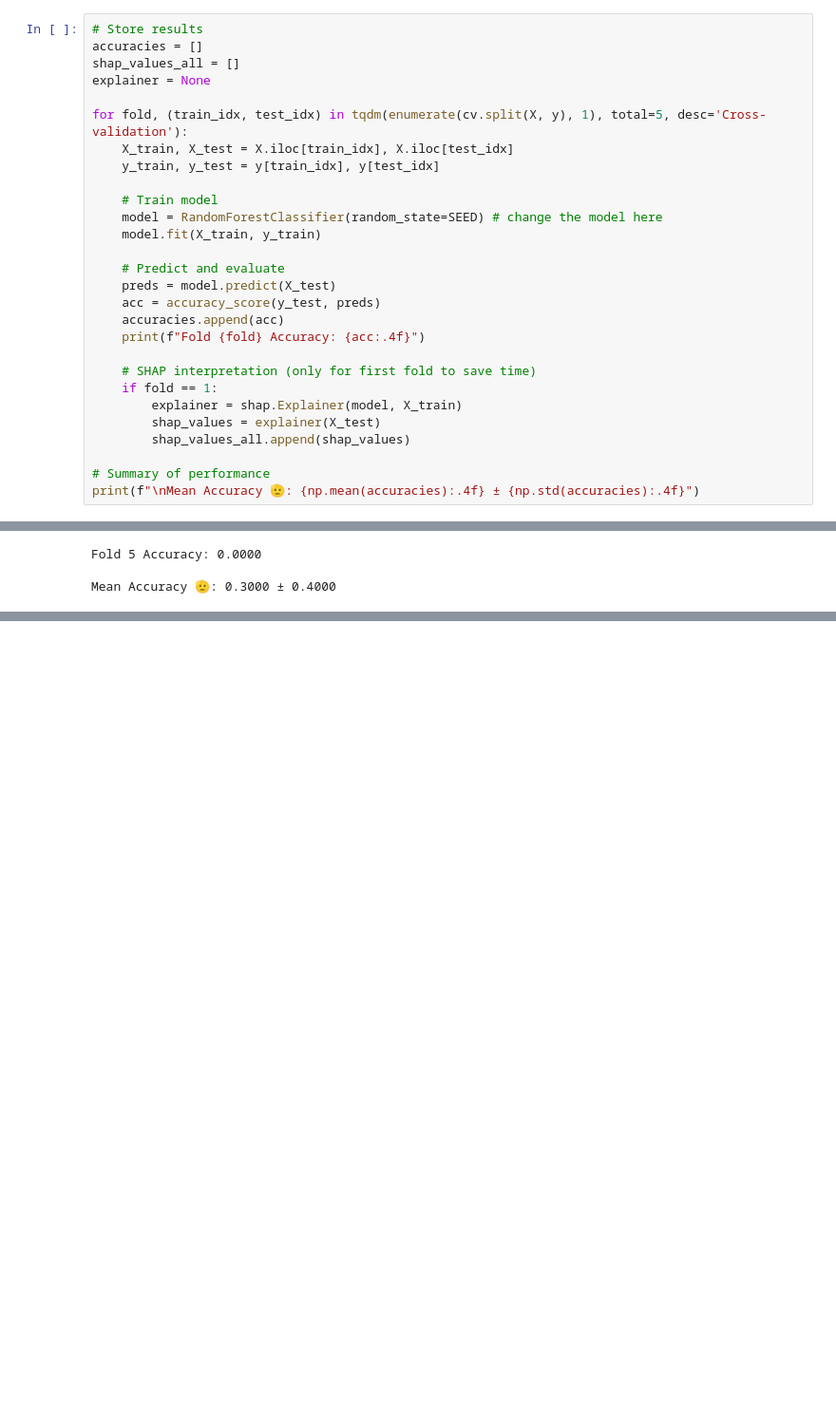
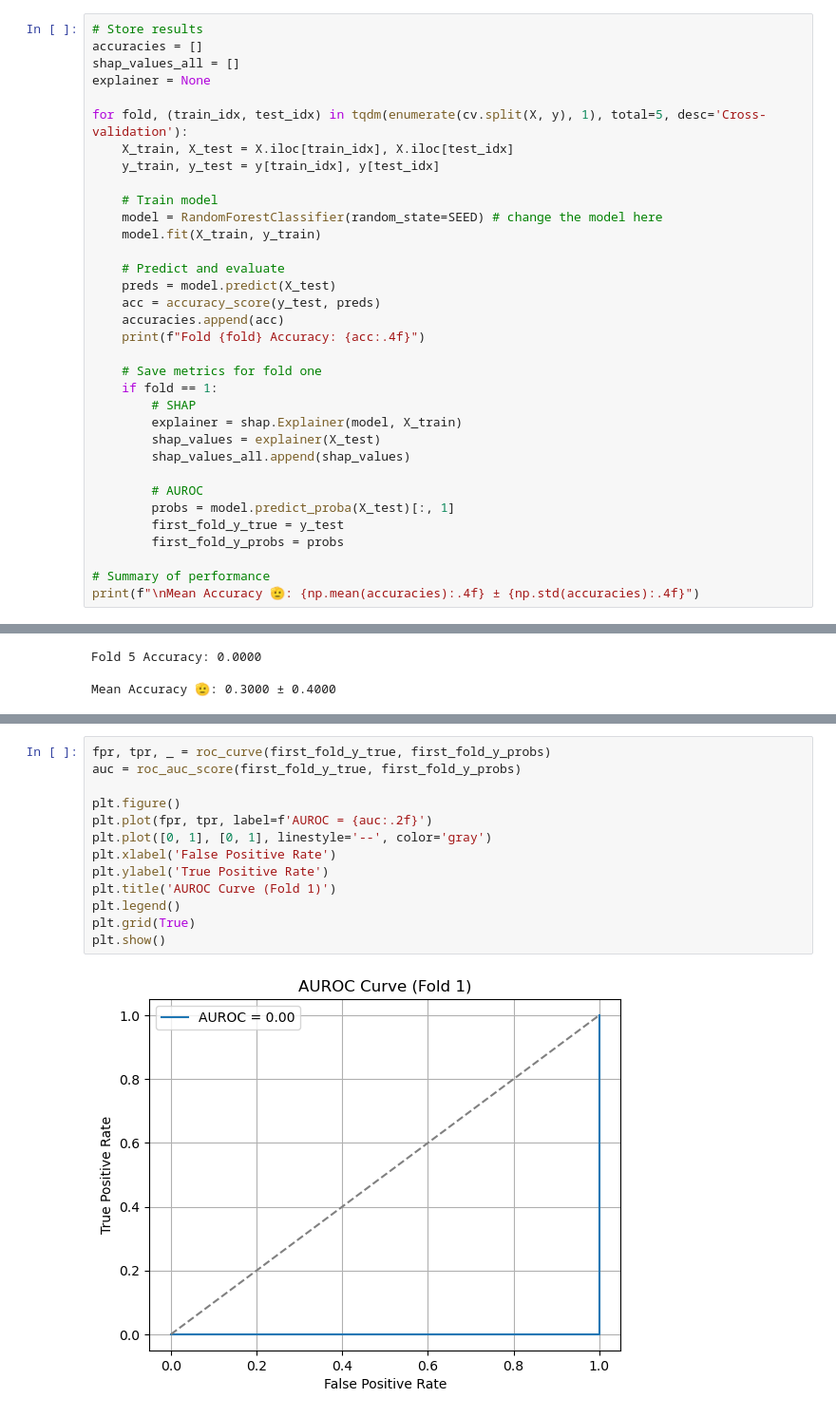
Before and after one commit to Deepti-Murthy/BENG203, a Jupyter notebook: notebooks/random_forest.ipynb, the cells around one changed output, grey strips where cells are left out. Shown at 95% size. Cells and saved outputs as stored; diff of their text form; blank space fills up the shorter version.

```diff
--- a/notebooks/random_forest.ipynb
+++ b/notebooks/random_forest.ipynb
@@ -46,12 +47,18 @@ for fold, (train_idx, test_idx) in tqdm(enumerate(cv.split(X, y), 1), total=5, d
     accuracies.append(acc)
     print(f"Fold {fold} Accuracy: {acc:.4f}")
 
-    # SHAP interpretation (only for first fold to save time)
+    # Save metrics for fold one
     if fold == 1:
+        # SHAP
         explainer = shap.Explainer(model, X_train)
         shap_values = explainer(X_test)
         shap_values_all.append(shap_values)
 
+        # AUROC
+        probs = model.predict_proba(X_test)[:, 1]
+        first_fold_y_true = y_test
+        first_fold_y_probs = probs
+
 # Summary of performance
 print(f"\nMean Accuracy 🫡: {np.mean(accuracies):.4f} ± {np.std(accuracies):.4f}")
 # %% [output]
@@ -72,0 +82,15 @@ ValueError: The beeswarm plot does not support plotting explanations with instan
+# %%
+fpr, tpr, _ = roc_curve(first_fold_y_true, first_fold_y_probs)
+auc = roc_auc_score(first_fold_y_true, first_fold_y_probs)
+
+plt.figure()
+plt.plot(fpr, tpr, label=f'AUROC = {auc:.2f}')
+plt.plot([0, 1], [0, 1], linestyle='--', color='gray')
+plt.xlabel('False Positive Rate')
+plt.ylabel('True Positive Rate')
+plt.title('AUROC Curve (Fold 1)')
+plt.legend()
+plt.grid(True)
+plt.show()
+# %% [output]
+[figure, added]
```
Also changed, not shown: parts of 6 cells of this notebook.
